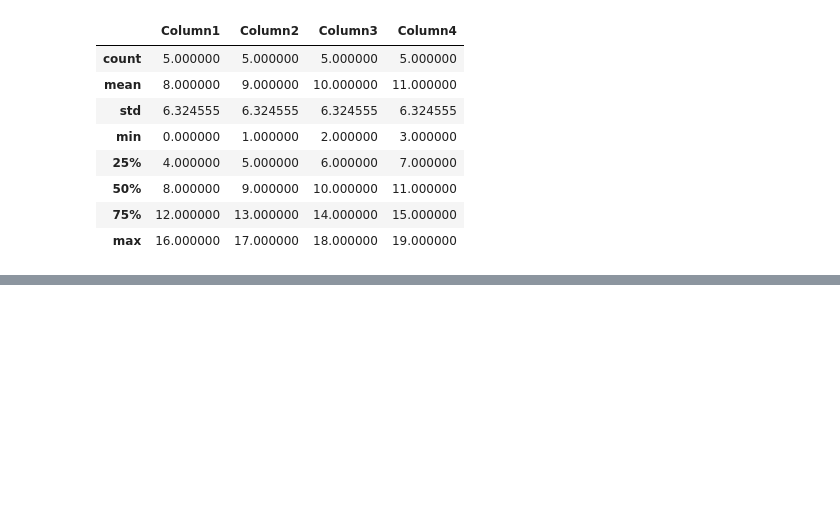
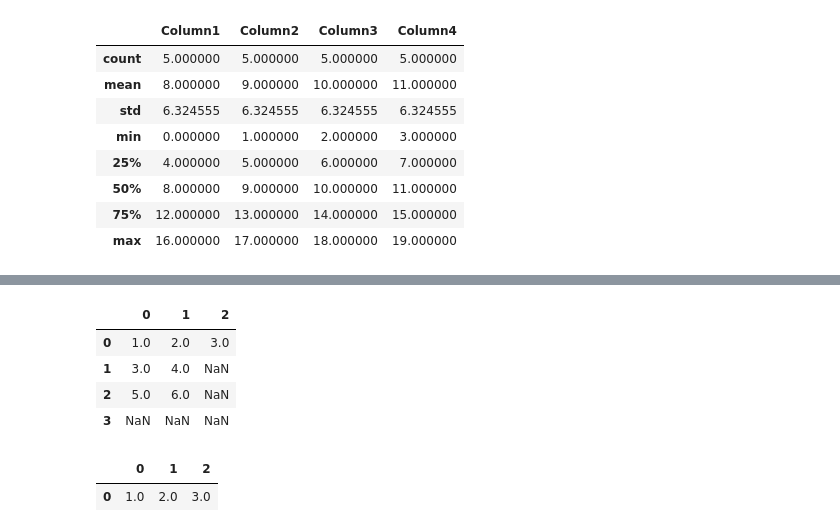
Before and after one commit to codeuser-crypto/ML, a Jupyter notebook: 3-pand.ipynb, the cells around one changed output, grey strips where cells are left out. Saved outputs shown, nothing was run; the diff lists cells and outputs as text; code cells hidden in the pictures; blank space fills up the shorter version.

```diff
--- a/3-pand.ipynb
+++ b/3-pand.ipynb
@@ -97,0 +116,18 @@ df.describe()
+# %%
+import numpy as np
+lst_data=[[1,2,3],[3,4,np.nan],[5,6,np.nan],[np.nan,np.nan,np.nan]]
+df=pd.DataFrame(lst_data)
+df.head()
+# %% [output]
+|  | 0 | 1 | 2 |
+| 0 | 1.0 | 2.0 | 3.0 |
+| 1 | 3.0 | 4.0 | NaN |
+| 2 | 5.0 | 6.0 | NaN |
+| 3 | NaN | NaN | NaN |
+# %%
+## HAndling Missing Values
+##Drop nan values
+df.dropna(axis=0)
+# %% [output]
+|  | 0 | 1 | 2 |
+| 0 | 1.0 | 2.0 | 3.0 |
```
Also changed, not shown: parts of 20 cells of this notebook, 1 other file.
